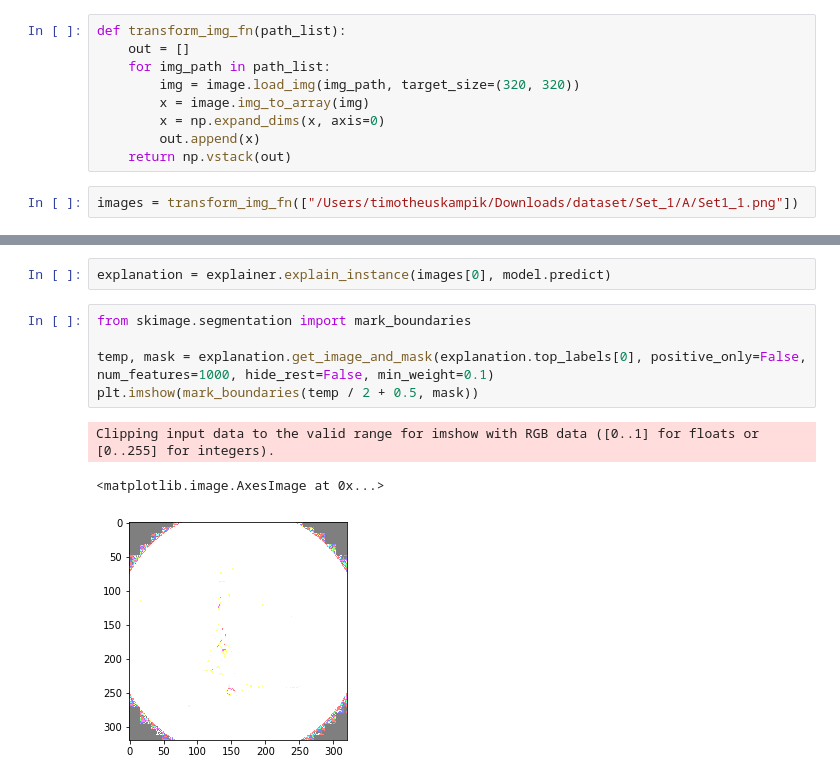
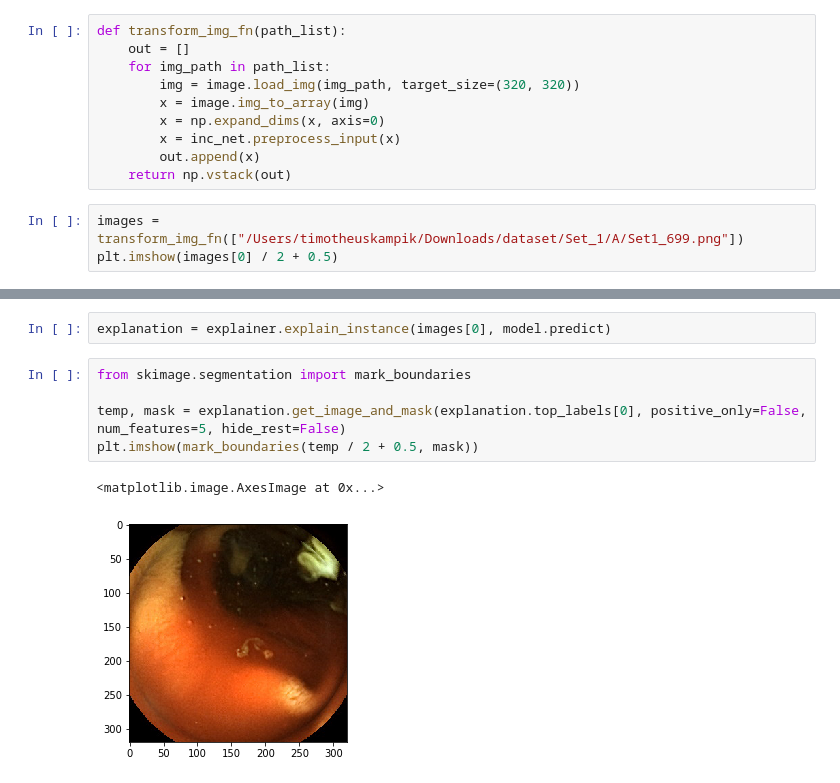
Before and after one commit to Madhikermi/CNN_LIME, a Jupyter notebook: Avleen.ipynb, the cells around one changed output, grey strips where cells are left out. Drawn from its saved outputs; the diff is of its cells as text.

Commit message:
fix image display issue

```diff
--- a/Avleen.ipynb
+++ b/Avleen.ipynb
@@ -26,7 +27,9 @@ def transform_img_fn(path_list):
         img = image.load_img(img_path, target_size=(320, 320))
         x = image.img_to_array(img)
         x = np.expand_dims(x, axis=0)
+        x = inc_net.preprocess_input(x)
         out.append(x)
     return np.vstack(out)
 # %%
-images = transform_img_fn(["/Users/timotheuskampik/Downloads/dataset/Set_1/A/Set1_1.png"])
+images = transform_img_fn(["/Users/timotheuskampik/Downloads/dataset/Set_1/A/Set1_699.png"])
+plt.imshow(images[0] / 2 + 0.5)
@@ -39,9 +45,8 @@ explanation = explainer.explain_instance(images[0], model.predict)
 # %%
 from skimage.segmentation import mark_boundaries
 
-temp, mask = explanation.get_image_and_mask(explanation.top_labels[0], positive_only=False, num_features=1000, hide_rest=False, min_weight=0.1)
+temp, mask = explanation.get_image_and_mask(explanation.top_labels[0], positive_only=False, num_features=5, hide_rest=False)
 plt.imshow(mark_boundaries(temp / 2 + 0.5, mask))
 # %% [output]
-Clipping input data to the valid range for imshow with RGB data ([0..1] for floats or [0..255] for integers).
+<matplotlib.image.AxesImage at 0x...>
-<matplotlib.image.AxesImage at 0x...>
-[figure, old version]
+[figure, new version]
```
Also changed, not shown: parts of 2 cells of this notebook.
